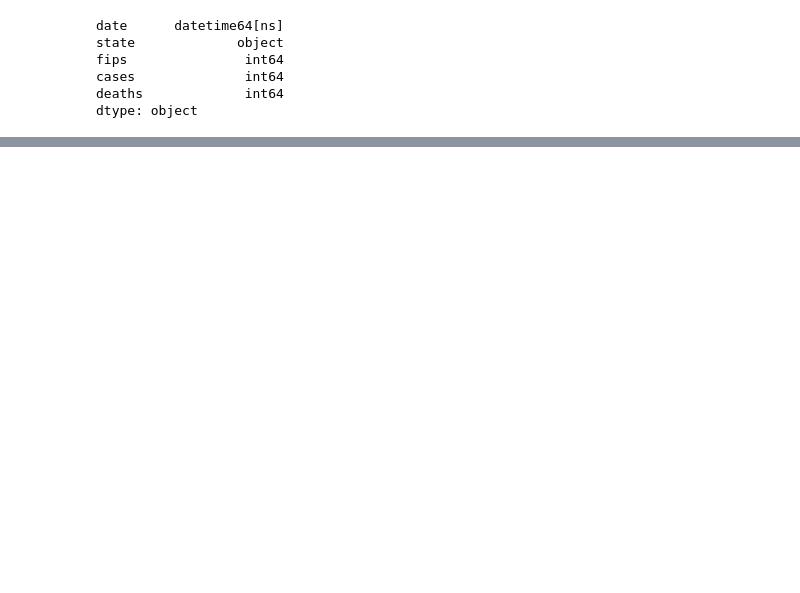
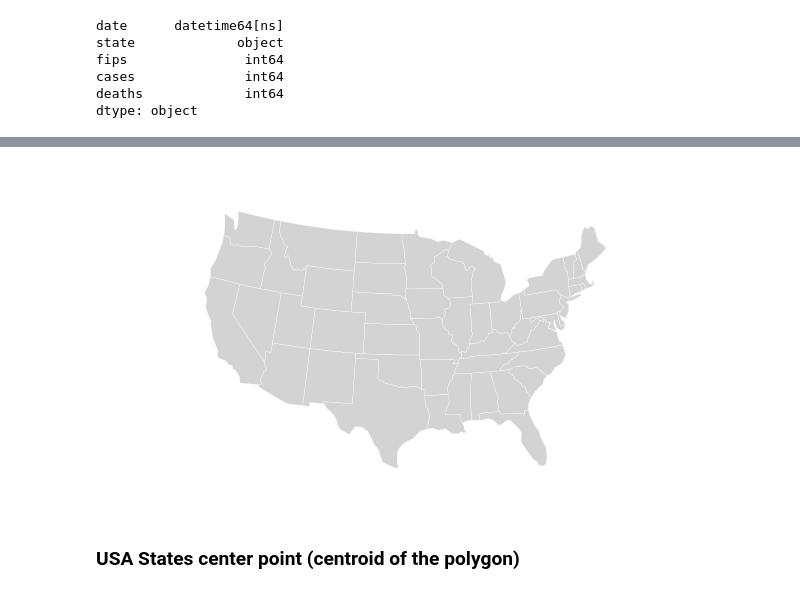
Before and after one commit to mtlberri/covid-19-data, a Jupyter notebook: covid-study.ipynb, the cells around one changed output, grey strips where cells are left out. Saved outputs shown, nothing was run; the diff lists cells and outputs as text; code cells hidden in the pictures; blank space fills up the shorter version.

```diff
--- a/covid-study.ipynb
+++ b/covid-study.ipynb
@@ -66,0 +108,4 @@ DatetimeIndex(['2020-01-21', '2020-01-22', '2020-01-23', '2020-01-24',
+# %%
+contiguous_usa = gpd.read_file(gplt.datasets.get_path('contiguous_usa'))
+usa_cities = gpd.read_file(gplt.datasets.get_path('usa_cities'))
+continental_usa_cities = usa_cities.query('STATE not in ["HI", "AK", "PR"]')
@@ -66,0 +123,8 @@ DatetimeIndex(['2020-01-21', '2020-01-22', '2020-01-23', '2020-01-24',
+# %%
+# USA Country map
+ax = gplt.polyplot(contiguous_usa,projection=gcrs.AlbersEqualArea(),figsize=(11,8),
+                  edgecolor='white',facecolor='lightgray')
+# %% [output]
+[figure, added]
+# %% [markdown]
+### USA States center point (centroid of the polygon)
```
Also changed, not shown: parts of 30 cells of this notebook.
